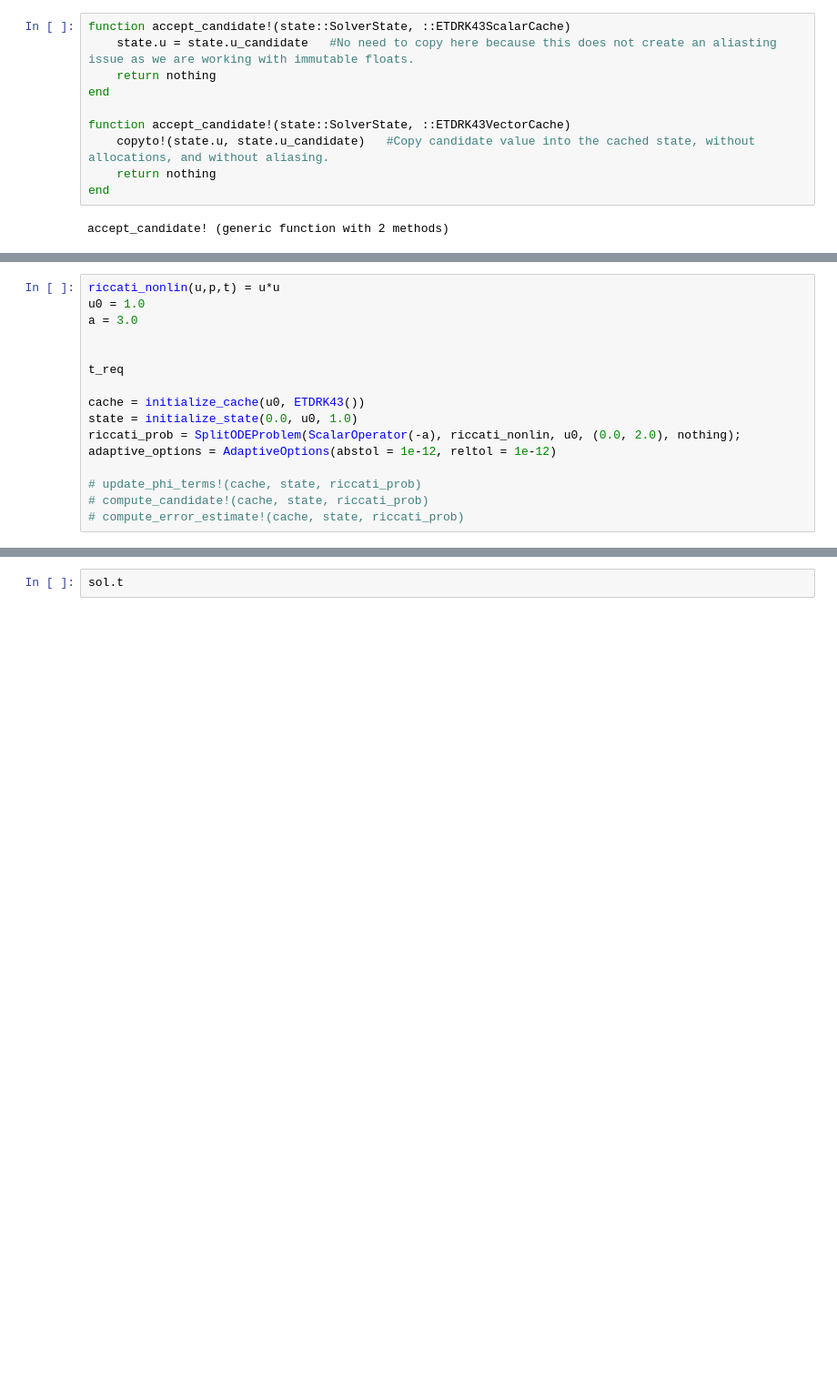
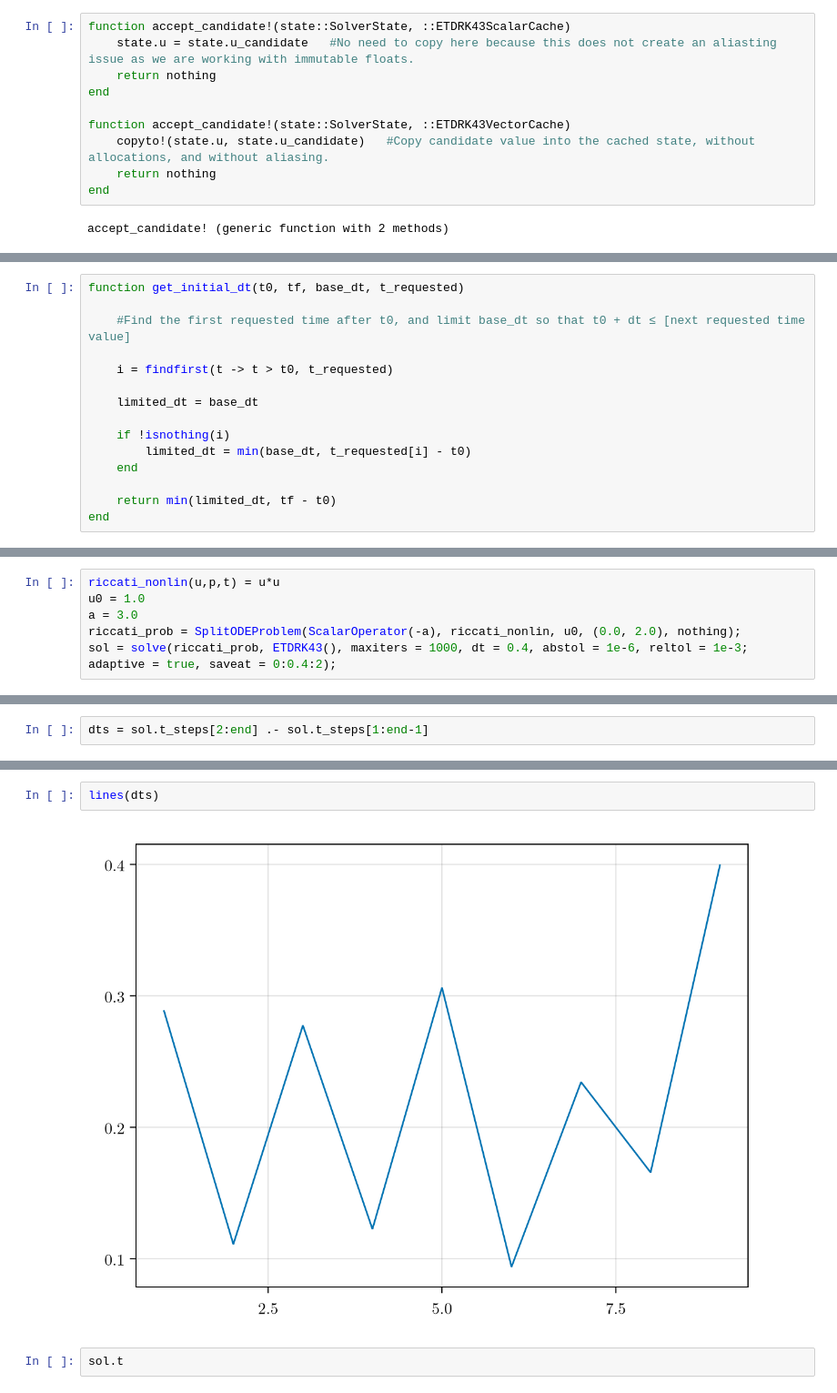
Before and after one commit to MichaelBarmann/diff-eq-tools, a Jupyter notebook: src/ode_tools/solvers/etd/etd_rk43.ipynb, the cells around one changed output, grey strips where cells are left out. Shown at 91% size. Drawn from its saved outputs; the diff is of its cells as text; blank space fills up the shorter version.

Commit message:
ETDRK4(3) solver now records the solution at the user-requested times

```diff
--- a/src/ode_tools/solvers/etd/etd_rk43.ipynb
+++ b/src/ode_tools/solvers/etd/etd_rk43.ipynb
@@ -228,3 +242,18 @@ function perform_step!(cache::ExponentialRKCache, state::SolverState, prob::ODEP
 end
 # %% [output]
 perform_step! (generic function with 1 method)
+# %%
+function get_initial_dt(t0, tf, base_dt, t_requested)
+
+    #Find the first requested time after t0, and limit base_dt so that t0 + dt ≤ [next requested time value]
+
+    i = findfirst(t -> t > t0, t_requested)
+
+    limited_dt = base_dt
+
+    if !isnothing(i)
+        limited_dt = min(base_dt, t_requested[i] - t0)
+    end
+
+    return min(limited_dt, tf - t0)
+end
@@ -324,15 +412,5 @@ solve (generic function with 1 method)
 riccati_nonlin(u,p,t) = u*u
 u0 = 1.0
 a = 3.0
-
-
-t_req
-
-cache = initialize_cache(u0, ETDRK43())
-state = initialize_state(0.0, u0, 1.0)
 riccati_prob = SplitODEProblem(ScalarOperator(-a), riccati_nonlin, u0, (0.0, 2.0), nothing);
-adaptive_options = AdaptiveOptions(abstol = 1e-12, reltol = 1e-12)
-
-# update_phi_terms!(cache, state, riccati_prob)
-# compute_candidate!(cache, state, riccati_prob)
-# compute_error_estimate!(cache, state, riccati_prob)
+sol = solve(riccati_prob, ETDRK43(), maxiters = 1000, dt = 0.4, abstol = 1e-6, reltol = 1e-3; adaptive = true, saveat = 0:0.4:2);
@@ -348,0 +417,2 @@ solve(riccati_prob, ETDRK43(), maxiters = 1000, dt = 0.1, abstol = 1e-6, reltol
+# %%
+dts = sol.t_steps[2:end] .- sol.t_steps[1:end-1]
@@ -349,3 +430,7 @@ solve(riccati_prob, ETDRK43(), maxiters = 1000, dt = 0.1, abstol = 1e-6, reltol
+# %%
+lines(dts)
+# %% [output]
+[figure, added]
 # %%
 sol.t
 # %%
```
Also changed, not shown: parts of 7 cells of this notebook, 2 other files.
